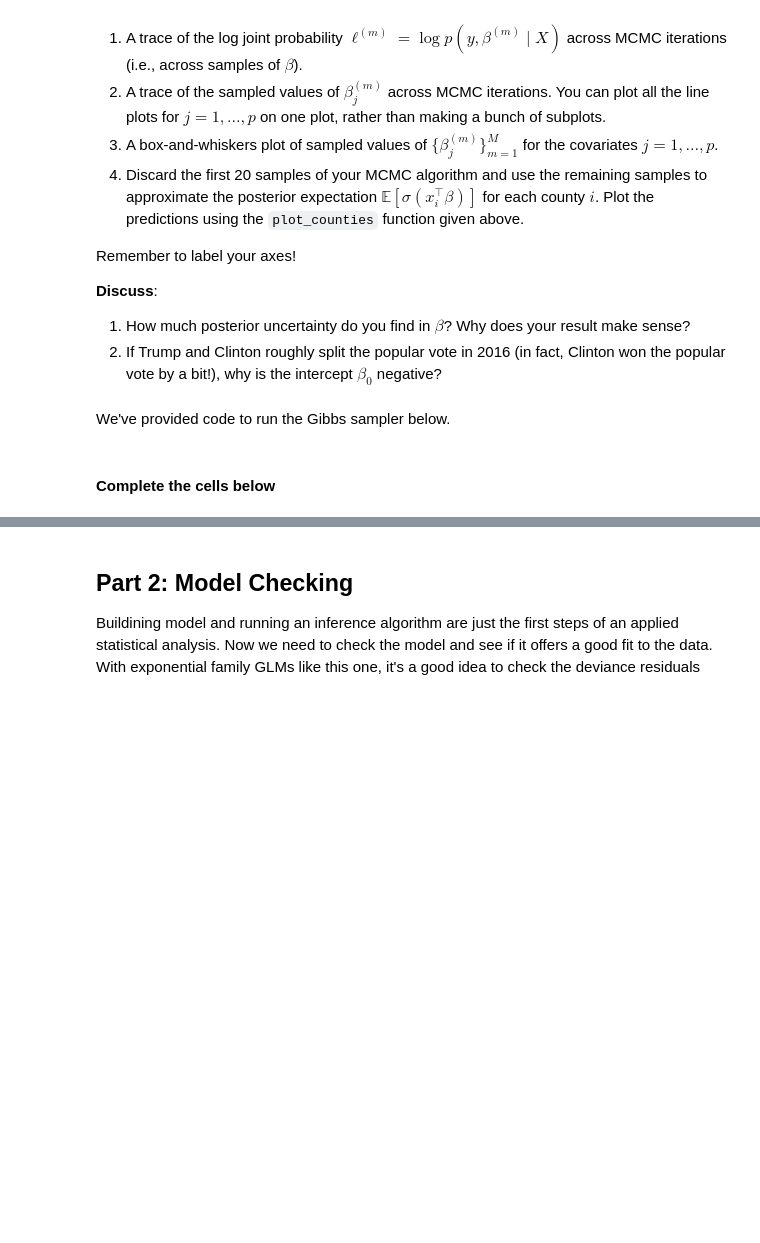
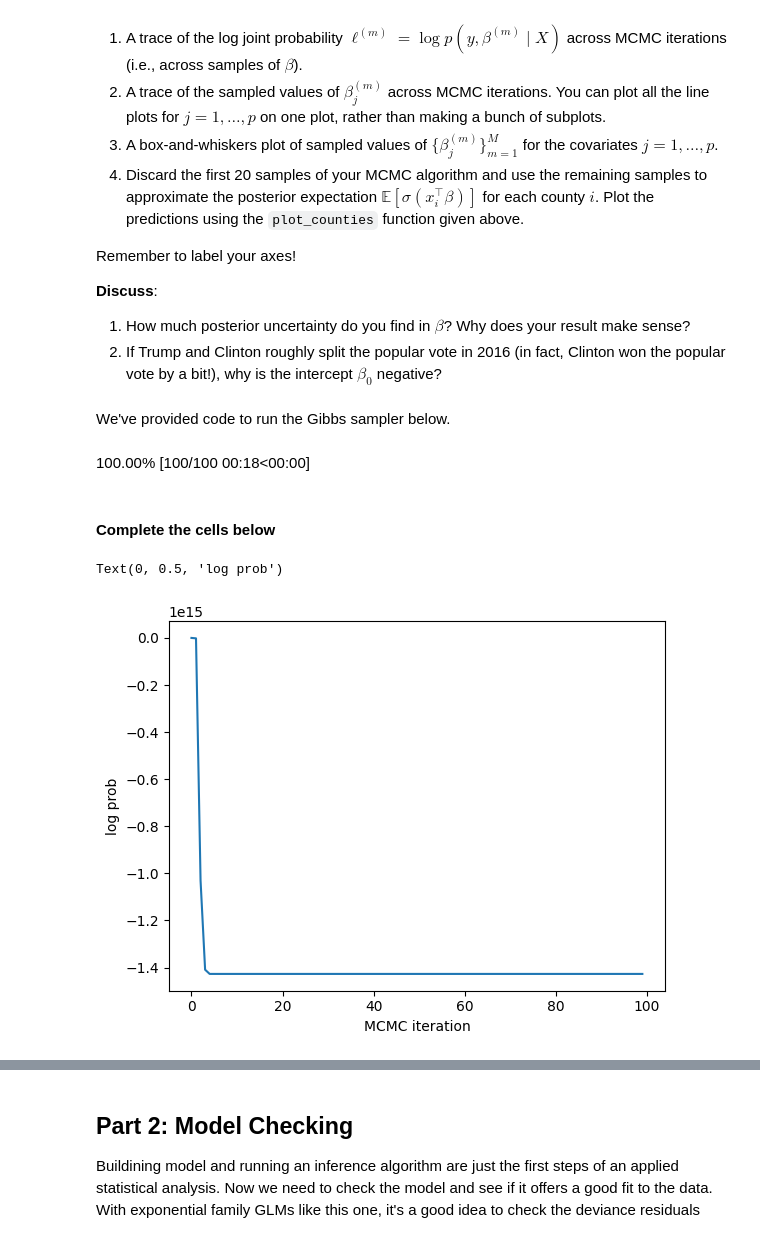
Before and after one commit to fatday/My-Grad-Math-Works, a Jupyter notebook: assignments/hw2/hw2.ipynb, the cells around one changed output, grey strips where cells are left out. Saved outputs shown, nothing was run; the diff lists cells and outputs as text; code cells hidden in the pictures; blank space fills up the shorter version.

```diff
--- a/assignments/hw2/hw2.ipynb
+++ b/assignments/hw2/hw2.ipynb
@@ -484,6 +503,7 @@ Implement a Gibbs sampling algorithm to sample the posterior distribution of the
 
 Implement that algorithm by completing the code below.
 # %%
+from pypolyagamma import PyPolyaGamma
 class BinomialGLM:
     """Implementation of a binomial GLM with PG augmentation.
 
@@ -518,7 +538,10 @@ class BinomialGLM:
         Compute the log joint probability of the parameters and responses.
         """
         # TODO
-        lp = ...
+        sigmod_val = torch.sigmoid(X @ beta)
+        Binom = Binomial(N, sigmod_val)
+        MVN = MultivariateNormal(self.prior_mean, self.prior_cov)
+        lp = Binom.log_prob(y).sum() + MVN.log_prob(beta)
         return lp
 
     def _gibbs_update_beta(self,
@@ -531,7 +554,14 @@ class BinomialGLM:
         Sample the conditional distribution of beta
         """
         # TODO
-        betas = ...
+        z = y - N / 2
+        Sigma_inv = torch.inverse(self.prior_cov)
+        J = Sigma_inv + X.T @ torch.diag(omegas) @ X
+        J = 0.5 * (J + J.T) # WTF??? Without this, I would get non-SPD matrix?????
+        h = Sigma_inv @ self.prior_mean + X.T @ z
+        MVN = MultivariateNormal(torch.inverse(J) @ h, J)
+        self.beta_mean = torch.inverse(J) @ h
+        betas = MVN.sample()
         return betas
 
     def _gibbs_update_omegas(self,
@@ -543,7 +573,7 @@ class BinomialGLM:
         Sample the PG conditional.
         """
         # TODO
-        omegas = ...
+        omegas = sample_pg(N, X @ betas)
         return omegas
 
     def gibbs(self,
@@ -592,6 +622,8 @@ Remember to label your axes!
 # %% [markdown]
 We've provided code to run the Gibbs sampler below.
 # %%
+import numpy as np
+np.random.seed(0)
 num_features = covariates.shape[1]
 prior_mean = torch.zeros(num_features)
 prior_cov = torch.eye(num_features)
@@ -605,5 +637,7 @@ X = torch.tensor(covariates.values.astype(float)).float()
 glm_samples = glm.gibbs(y, N, X,
                         init_beta=torch.zeros(num_features),
                         num_iters=100)
+# %% [output]
+100.00% [100/100 00:18<00:00]
 # %% [markdown]
 #### Complete the cells below
@@ -615,0 +644,9 @@ glm_samples = glm.gibbs(y, N, X,
+# %%
+# Plot log probs
+lp = glm_samples["lp"][1:]
+plt.plot(lp)
+plt.xlabel("MCMC iteration")
+plt.ylabel("log prob")
+# %% [output]
+Text(0, 0.5, 'log prob')
+[figure, added]
```
Also changed, not shown: parts of 17 cells of this notebook.
